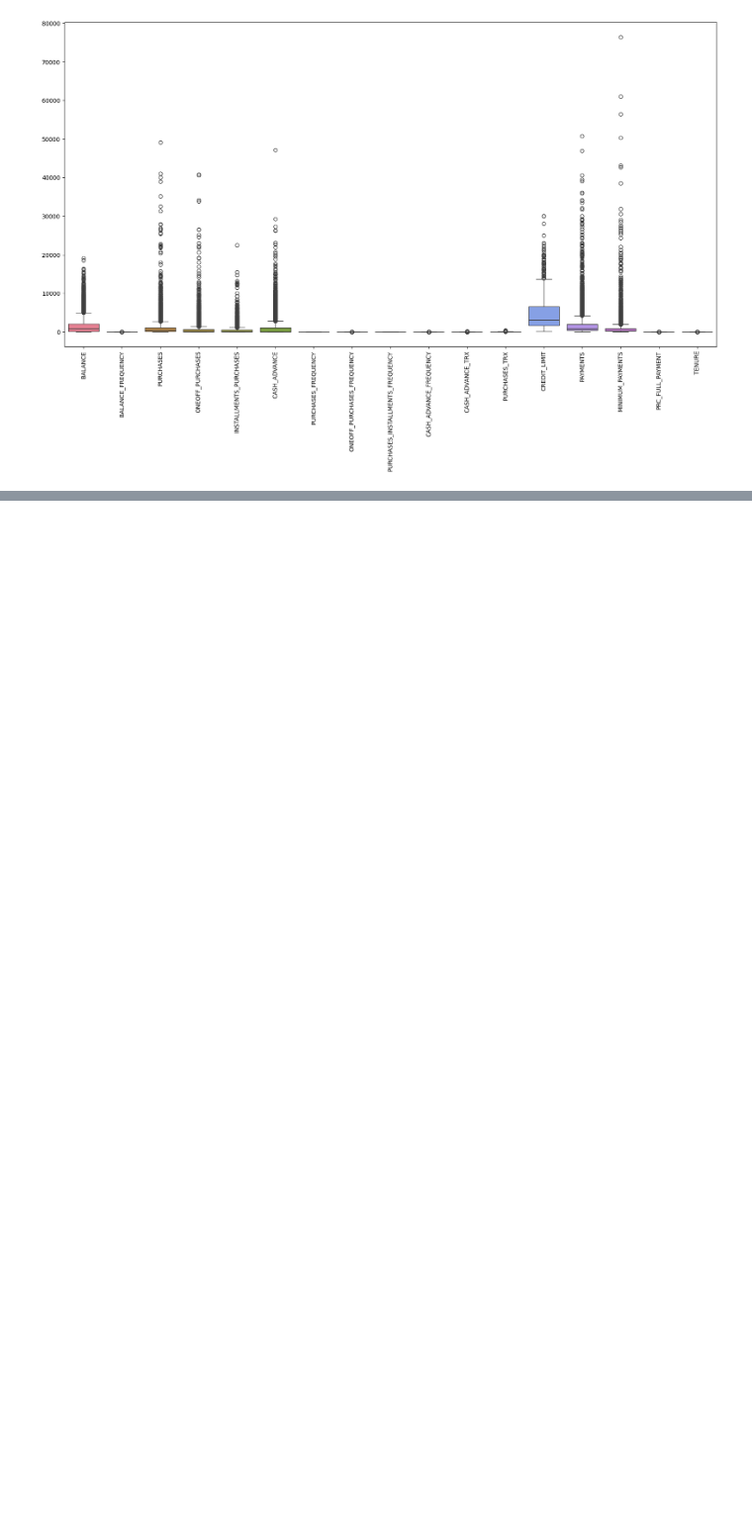
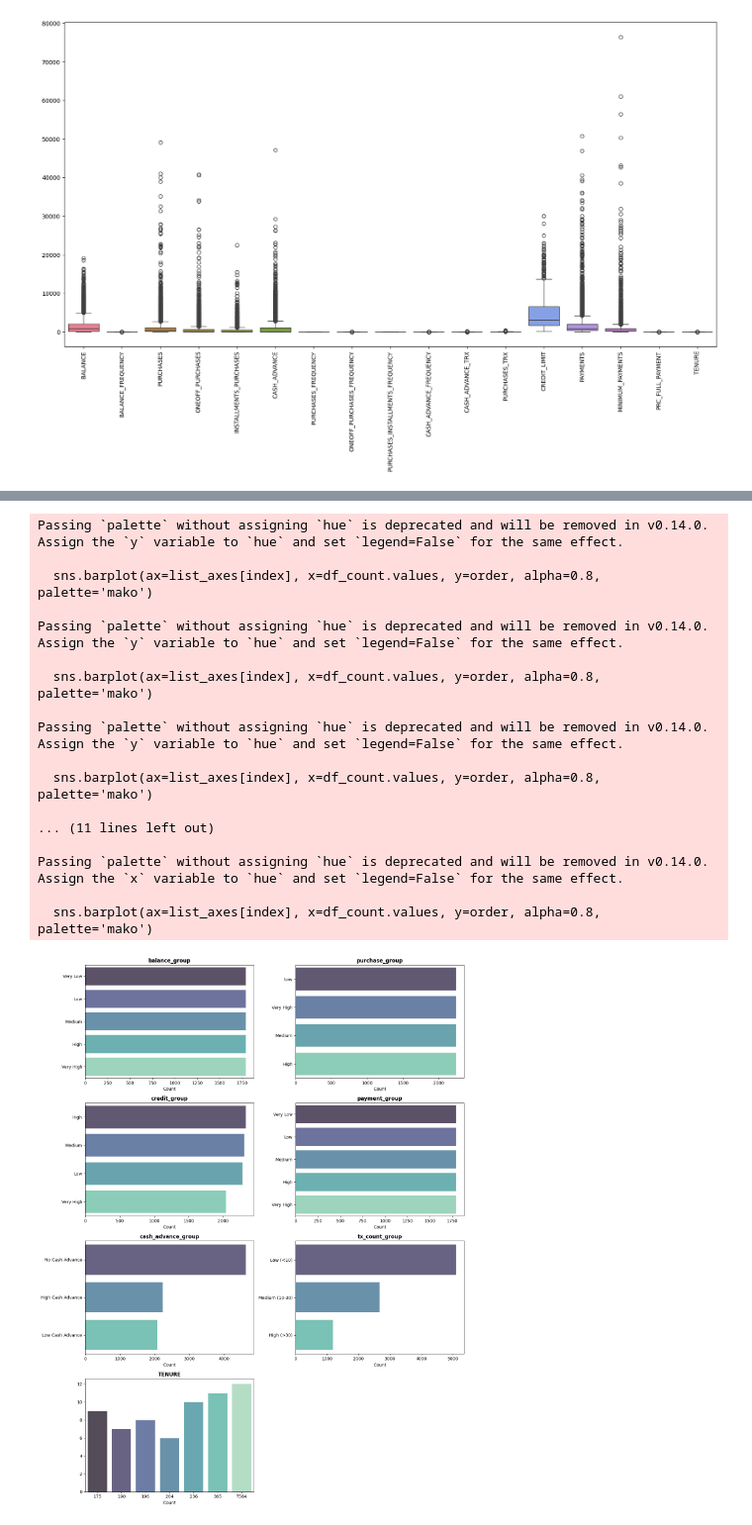
Before and after one commit to leduybao2908/MachineLearningProject, a Jupyter notebook: notebooks/project.ipynb, the cells around one changed output, grey strips where cells are left out. Shown at 99% size. Drawn from its saved outputs; the diff is of its cells as text; code cells hidden in the pictures; blank space fills up the shorter version.

```diff
--- a/notebooks/project.ipynb
+++ b/notebooks/project.ipynb
@@ -662,2 +586,0 @@ clusters = kmeans.fit_predict(scaled_data)
-# %%
-df["Cluster"] = clusters
@@ -783,0 +667,53 @@ FileNotFoundError: [Errno 2] No such file or directory: '../models/kmeans.pkl'
+# %%
+# =============================================
+# Trực quan hóa: Bar chart cho categorical variables
+# =============================================
+cat_df = df_cat[cat_cols].copy()
+
+num_plot = len(cat_df.columns)
+num_cols_plot = min(num_plot, 2)
+num_rows_plot = int(np.ceil(num_plot / num_cols_plot))
+
+fig, axes = plt.subplots(num_rows_plot, num_cols_plot, figsize=(14, 18))
+
+if isinstance(axes, np.ndarray):
+    list_axes = list(axes.flat)
+else:
+    list_axes = [axes]
+
+for index, col in enumerate(cat_df.columns):
+    df_count = df_cat[col].value_counts()
+
+    # Sắp xếp theo thứ tự có ý nghĩa
+    order = df_count.index.tolist()
+    sns.barplot(ax=list_axes[index], x=df_count.values, y=order, alpha=0.8, palette='mako')
+    list_axes[index].set_title(col, fontsize=12, fontweight='bold')
+    list_axes[index].tick_params(axis='x', labelsize=10)
+    list_axes[index].tick_params(axis='y', labelsize=10)
+    list_axes[index].set_xlabel('Count', fontsize=10)
+
+# Ẩn ô trống thừa
+for i in range(num_plot, len(list_axes)):
+    list_axes[i].set_visible(False)
+
+fig.tight_layout()
+plt.show()
+# %% [output]
+Passing `palette` without assigning `hue` is deprecated and will be removed in v0.14.0. Assign the `y` variable to `hue` and set `legend=False` for the same effect.
+
+  sns.barplot(ax=list_axes[index], x=df_count.values, y=order, alpha=0.8, palette='mako')
+
+Passing `palette` without assigning `hue` is deprecated and will be removed in v0.14.0. Assign the `y` variable to `hue` and set `legend=False` for the same effect.
+
+  sns.barplot(ax=list_axes[index], x=df_count.values, y=order, alpha=0.8, palette='mako')
+
+Passing `palette` without assigning `hue` is deprecated and will be removed in v0.14.0. Assign the `y` variable to `hue` and set `legend=False` for the same effect.
+
+  sns.barplot(ax=list_axes[index], x=df_count.values, y=order, alpha=0.8, palette='mako')
+
+... (11 lines left out)
+
+Passing `palette` without assigning `hue` is deprecated and will be removed in v0.14.0. Assign the `x` variable to `hue` and set `legend=False` for the same effect.
+
+  sns.barplot(ax=list_axes[index], x=df_count.values, y=order, alpha=0.8, palette='mako')
+[figure, added]
```
Also changed, not shown: parts of 57 cells of this notebook, 7 other files.
